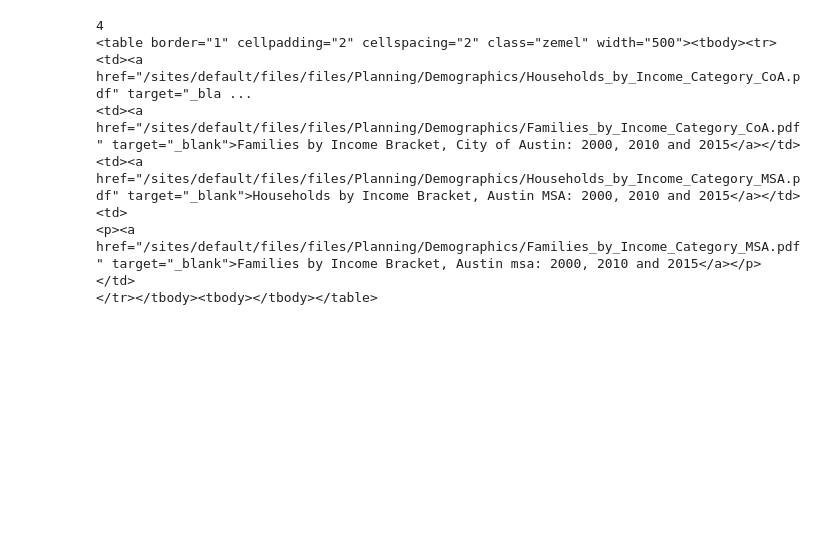
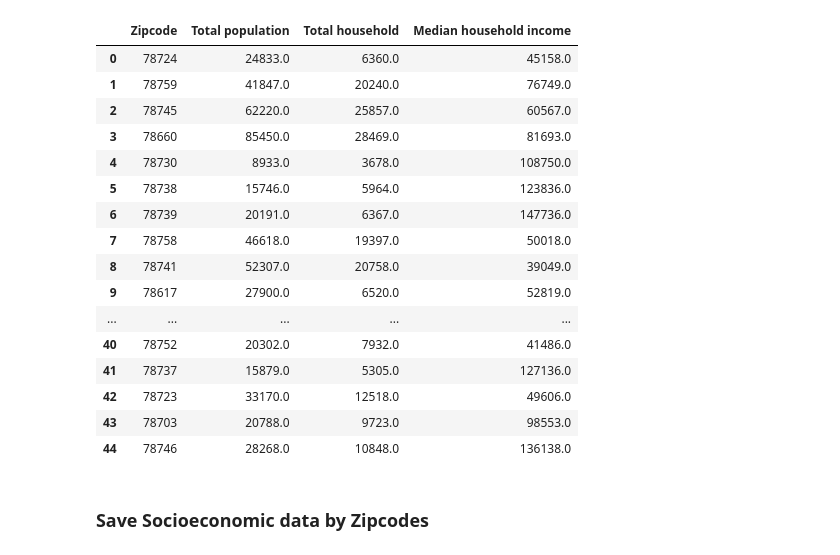
Before and after one commit to hurshd0/Austin-311-Data-Analysis, a Jupyter notebook: merge_socioeconomic_data.ipynb, the cells around one changed output. Saved outputs shown, nothing was run; the diff lists cells and outputs as text; code cells hidden in the pictures; blank space fills up the shorter version.

Commit message:
Finished combining austin 311 calls and zipcode socioeconomic factors :sparkles:, updated environment.yml, started exploratory visualization

```diff
--- a/merge_socioeconomic_data.ipynb
+++ b/merge_socioeconomic_data.ipynb
@@ -34,13 +38,67 @@ bs4.BeautifulSoup
-# %%
-tables = soup.find_all('table', class_='zemel')
-print(len(tables))
-print(tables[0])
-# %% [output]
-4
-<table border="1" cellpadding="2" cellspacing="2" class="zemel" width="500"><tbody><tr><td><a href="/sites/default/files/files/Planning/Demographics/Households_by_Income_Category_CoA.pdf" target="_bla ...
-<td><a href="/sites/default/files/files/Planning/Demographics/Families_by_Income_Category_CoA.pdf" target="_blank">Families by Income Bracket, City of Austin: 2000, 2010 and 2015</a></td>
-<td><a href="/sites/default/files/files/Planning/Demographics/Households_by_Income_Category_MSA.pdf" target="_blank">Households by Income Bracket, Austin MSA: 2000, 2010 and 2015</a></td>
-<td>
-<p><a href="/sites/default/files/files/Planning/Demographics/Families_by_Income_Category_MSA.pdf" target="_blank">Families by Income Bracket, Austin msa: 2000, 2010 and 2015</a></p>
-</td>
-</tr></tbody><tbody></tbody></table>
+# %%
+def parse_excel_files(file_path, columns_):
+    """
+    Returns parsed `.xls` Excel file as pandas data frame object
+    which can be used for further data analysis.
+    """
+    df = pd.DataFrame(columns=columns_)
+    files = os.listdir(file_path)
+    for file in files:
+        fpath = os.path.join(os.getcwd(), file_path, file)
+        data_dict = get_socioeconomic_data(fpath, columns_)
+        df = df.append(data_dict, ignore_index=True)
+    return df
+
+def get_socioeconomic_data(fpath, columns):
+    """
+    Returns data dictionary with parsed socio-economic data from 2017 ACS Surveys
+    """
+    wb = xlrd.open_workbook(fpath)
+    for sheet_name in wb.sheet_names():
+        sheet = wb.sheet_by_name(sheet_name)
+        if sheet_name.strip().lower() == 'demographic':
+            try:
+                zipcode = sheet.cell_value(3, 1).split()[1]
+            except:
+                zipcode = np.NaN
+            try:
+                total_pop = sheet.cell_value(7, 1)
+            except:
+                total_pop = np.NaN
+        elif sheet_name.strip().lower() == 'economic':
+            try:
+                total_hhld = sheet.cell_value(7, 1)
+            except:
+                total_hhld = np.NaN
+            try:
+                median_hhld_incm = sheet.cell_value(24, 1)
+            except:
+                median_hhld_incm = np.NaN
+
+    data = {columns[0]:zipcode, columns[1]:total_pop, columns[2]:total_hhld, columns[3]:median_hhld_incm}
+    return data
+
+folder_path = 'raw_data/ACS_Surveys_Austin'
+columns = ['Zipcode', 'Total population', 'Total household', 'Median household income']
+zip_code_socio_economic_df = parse_excel_files(folder_path, columns)
+zip_code_socio_economic_df
+# %% [output]
+|  | Zipcode | Total population | Total household | Median household income |
+| 0 | 78724 | 24833.0 | 6360.0 | 45158.0 |
+| 1 | 78759 | 41847.0 | 20240.0 | 76749.0 |
+| 2 | 78745 | 62220.0 | 25857.0 | 60567.0 |
+| 3 | 78660 | 85450.0 | 28469.0 | 81693.0 |
+| 4 | 78730 | 8933.0 | 3678.0 | 108750.0 |
+| 5 | 78738 | 15746.0 | 5964.0 | 123836.0 |
+| 6 | 78739 | 20191.0 | 6367.0 | 147736.0 |
+| 7 | 78758 | 46618.0 | 19397.0 | 50018.0 |
+| 8 | 78741 | 52307.0 | 20758.0 | 39049.0 |
+| 9 | 78617 | 27900.0 | 6520.0 | 52819.0 |
+| ... | ... | ... | ... | ... |
+| 40 | 78752 | 20302.0 | 7932.0 | 41486.0 |
+| 41 | 78737 | 15879.0 | 5305.0 | 127136.0 |
+| 42 | 78723 | 33170.0 | 12518.0 | 49606.0 |
+| 43 | 78703 | 20788.0 | 9723.0 | 98553.0 |
+| 44 | 78746 | 28268.0 | 10848.0 | 136138.0 |
+# %% [markdown]
+### Save Socioeconomic data by Zipcodes
```
Also changed, not shown: parts of 23 cells of this notebook, 3 other files.
